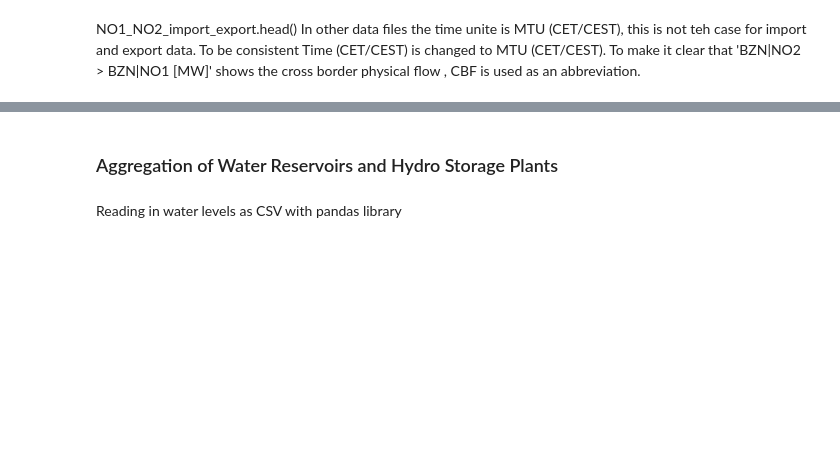
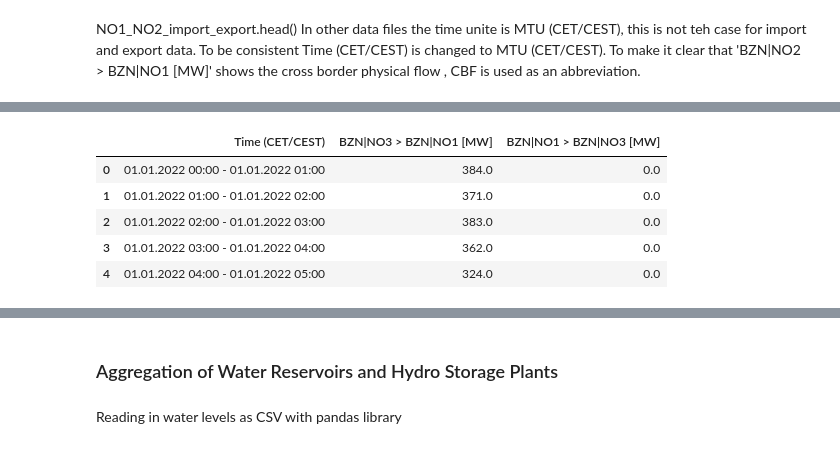
Before and after one commit to HIOF-Bachelor-Project-Group-7/Time-series-energy-price-prediction-bidding-zone-N01, a Jupyter notebook: code/Data aggregation of energy market bidding zone NO1.ipynb, the cells around one changed output, grey strips where cells are left out. Drawn from its saved outputs; the diff is of its cells as text; code cells hidden in the pictures; blank space fills up the shorter version.

```diff
--- a/code/Data aggregation of energy market bidding zone NO1.ipynb
+++ b/code/Data aggregation of energy market bidding zone NO1.ipynb
@@ -273,8 +273,8 @@ actual_generation.head()
 # %% [markdown]
 We want to concatenate data for cross border physical flow between NO1 and neighbouring zones(NO2,NO3,NO5,SE3).
 # %%
-NO1_NO2_import_export = pd.read_csv("../datasets/import_and_export/NO1-NO2 Import export Cross-Border Physical Flow_202201010000-202301010000.csv")
-NO1_NO3_import_export = pd.read_csv("../datasets/import_and_export/NO1-NO3 Import export Cross-Border Physical Flow_202201010000-202301010000.csv")
-NO1_NO5_import_export = pd.read_csv("../datasets/import_and_export/NO1-NO5 Import export Cross-Border Physical Flow_202201010000-202301010000.csv")
-NO1_SE3_import_export = pd.read_csv("../datasets/import_and_export/NO1-SE3 Import export Cross-Border Physical Flow_202201010000-202301010000.csv")
-NO1_NO2_import_export.head()
+# Importing import export datasets
+import_export_no1_no2 = pd.read_csv("../datasets/import_and_export/NO1-NO2 Import export Cross-Border Physical Flow_202201010000-202301010000.csv")
+import_export_no1_no3 = pd.read_csv("../datasets/import_and_export/NO1-NO3 Import export Cross-Border Physical Flow_202201010000-202301010000.csv")
+import_export_no1_no5 = pd.read_csv("../datasets/import_and_export/NO1-NO5 Import export Cross-Border Physical Flow_202201010000-202301010000.csv")
+import_export_no1_se3 = pd.read_csv("../datasets/import_and_export/NO1-SE3 Import export Cross-Border Physical Flow_202201010000-202301010000.csv")
@@ -290,0 +295,9 @@ In other data files the time unite is MTU (CET/CEST), this is not teh case for i
+# %%
+import_export_no1_no3.head()
+# %% [output]
+|  | Time (CET/CEST) | BZN|NO3 > BZN|NO1 [MW] | BZN|NO1 > BZN|NO3 [MW] |
+| 0 | 01.01.2022 00:00 - 01.01.2022 01:00 | 384.0 | 0.0 |
+| 1 | 01.01.2022 01:00 - 01.01.2022 02:00 | 371.0 | 0.0 |
+| 2 | 01.01.2022 02:00 - 01.01.2022 03:00 | 383.0 | 0.0 |
+| 3 | 01.01.2022 03:00 - 01.01.2022 04:00 | 362.0 | 0.0 |
+| 4 | 01.01.2022 04:00 - 01.01.2022 05:00 | 324.0 | 0.0 |
```
Also changed, not shown: parts of 16 cells of this notebook.
